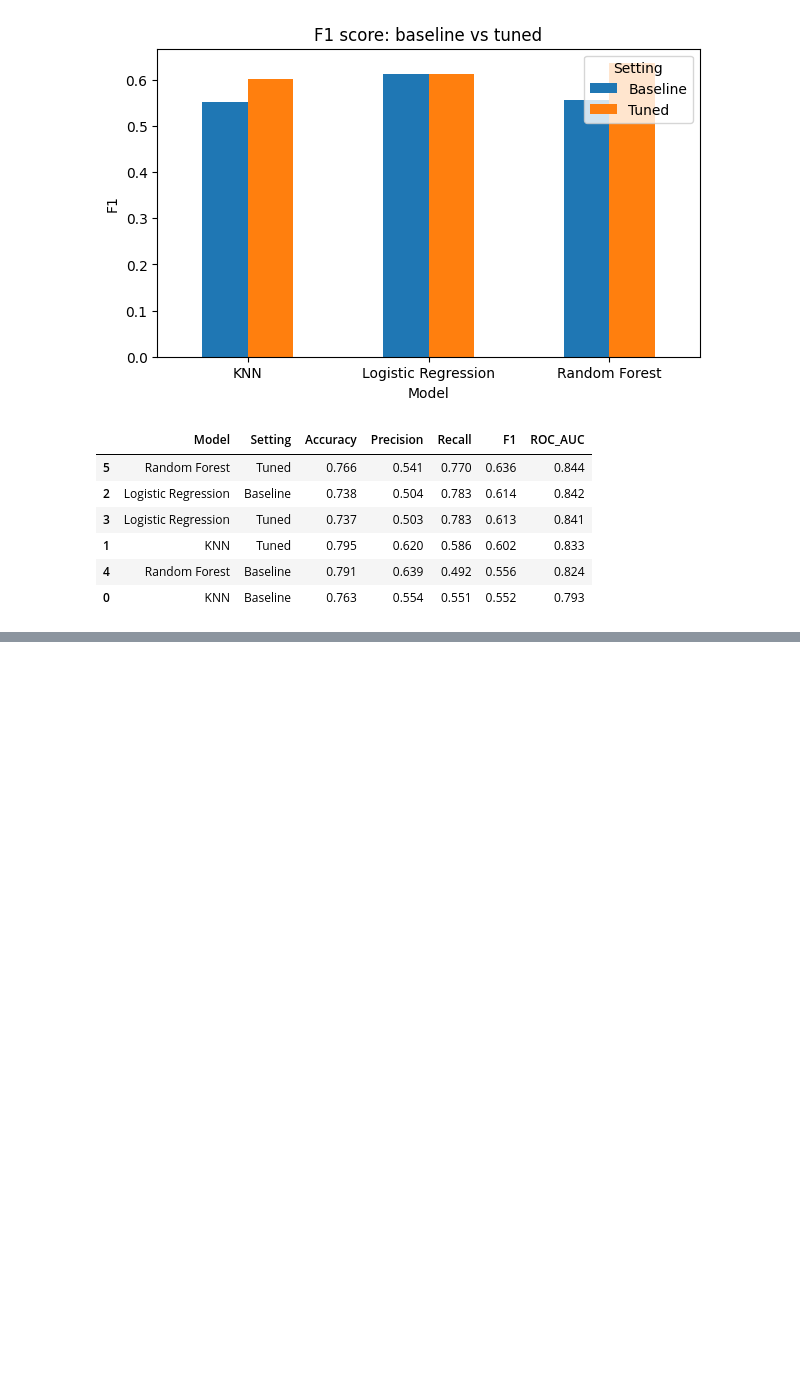
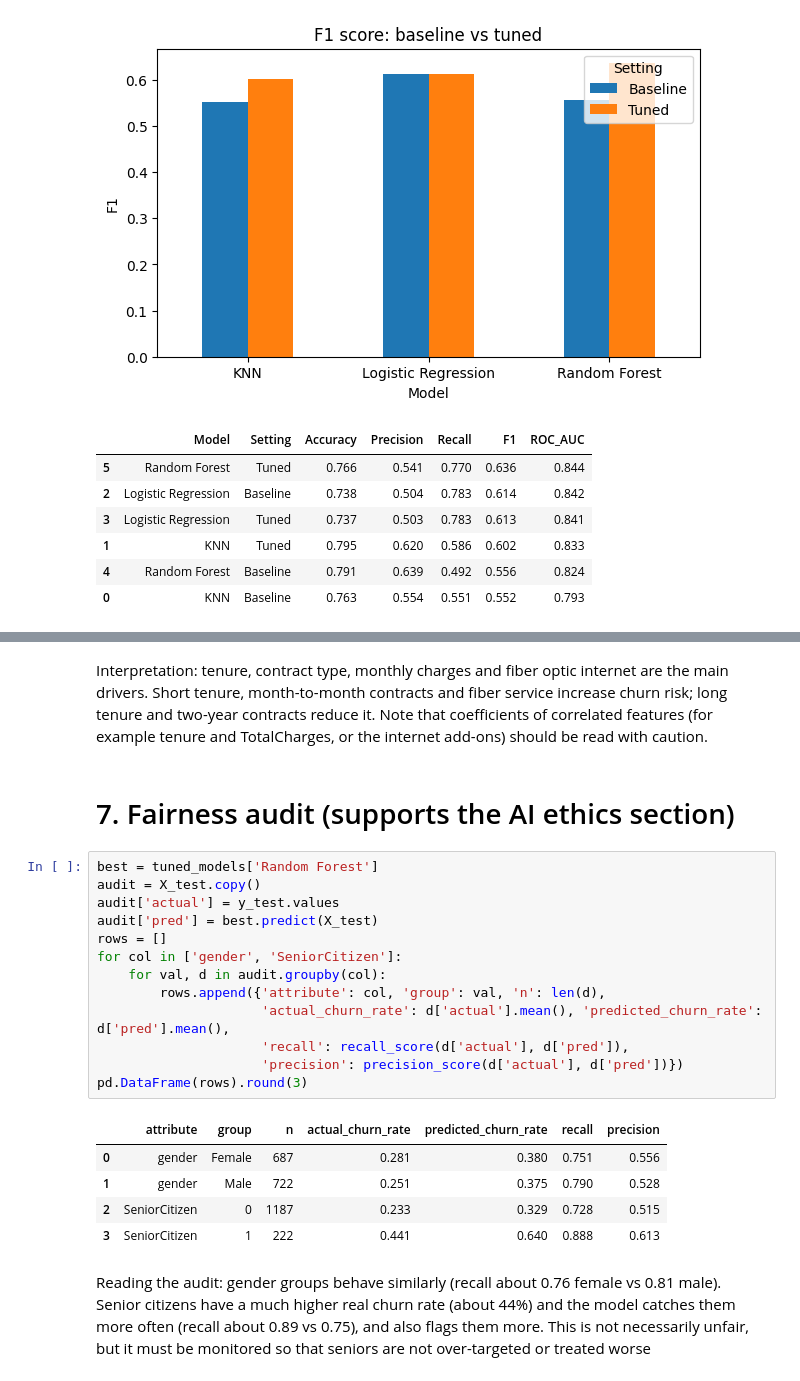
Before and after one commit to sanithi20250795-iit/telco-churn-cw, a Jupyter notebook: churn_prediction.ipynb, the cells around one changed output, grey strips where cells are left out. Drawn from its saved outputs; the diff is of its cells as text; blank space fills up the shorter version.

```diff
--- a/churn_prediction.ipynb
+++ b/churn_prediction.ipynb
@@ -288,0 +320,25 @@ results_df.sort_values('F1', ascending=False)
+# %% [markdown]
+Interpretation: tenure, contract type, monthly charges and fiber optic internet are the main drivers. Short tenure, month-to-month contracts and fiber service increase churn risk; long tenure and two-year contracts reduce it. Note that coefficients of correlated features (for example tenure and TotalCharges, or the internet add-ons) should be read with caution.
+# %% [markdown]
+# 7. Fairness audit (supports the AI ethics section)
+# %%
+best = tuned_models['Random Forest']
+audit = X_test.copy()
+audit['actual'] = y_test.values
+audit['pred'] = best.predict(X_test)
+rows = []
+for col in ['gender', 'SeniorCitizen']:
+    for val, d in audit.groupby(col):
+        rows.append({'attribute': col, 'group': val, 'n': len(d),
+                     'actual_churn_rate': d['actual'].mean(), 'predicted_churn_rate': d['pred'].mean(),
+                     'recall': recall_score(d['actual'], d['pred']),
+                     'precision': precision_score(d['actual'], d['pred'])})
+pd.DataFrame(rows).round(3)
+# %% [output]
+|  | attribute | group | n | actual_churn_rate | predicted_churn_rate | recall | precision |
+| 0 | gender | Female | 687 | 0.281 | 0.380 | 0.751 | 0.556 |
+| 1 | gender | Male | 722 | 0.251 | 0.375 | 0.790 | 0.528 |
+| 2 | SeniorCitizen | 0 | 1187 | 0.233 | 0.329 | 0.728 | 0.515 |
+| 3 | SeniorCitizen | 1 | 222 | 0.441 | 0.640 | 0.888 | 0.613 |
+# %% [markdown]
+Reading the audit: gender groups behave similarly (recall about 0.76 female vs 0.81 male). Senior citizens have a much higher real churn rate (about 44%) and the model catches them more often (recall about 0.89 vs 0.75), and also flags them more. This is not necessarily unfair, but it must be monitored so that seniors are not over-targeted or treated worse
```
Also changed, not shown: parts of 5 cells of this notebook.
